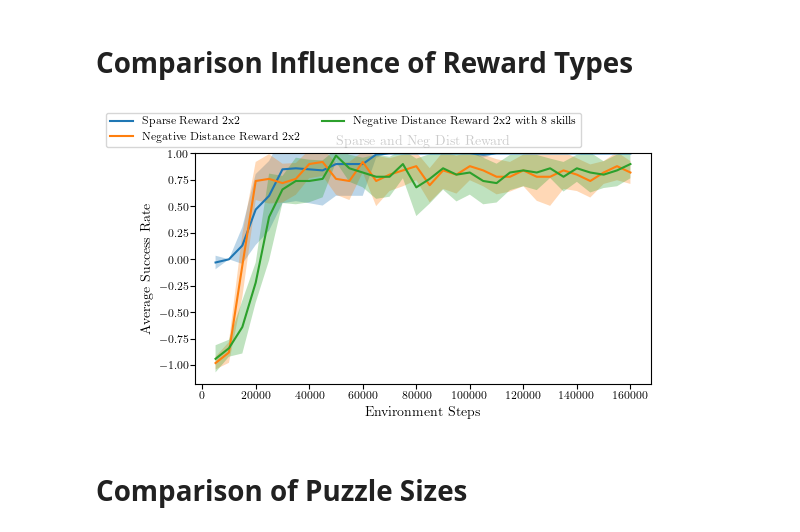
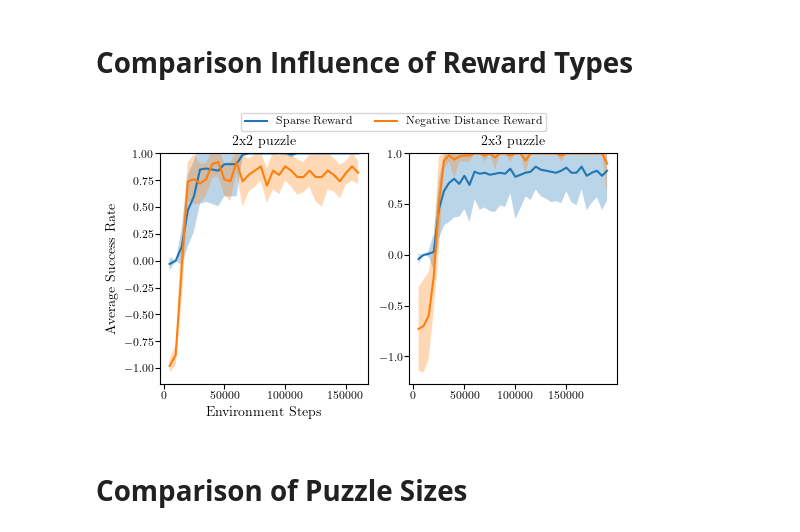
Before and after one commit to rosa-wolf/Multi-Phase-Skill-Learning-SlidingPuzzle, a Jupyter notebook: eval_data.ipynb, the cells around one changed output. Cells and saved outputs as stored; diff of their text form; code cells hidden in the pictures.

Commit message:
Runs for 2x3 puzzle

```diff
--- a/eval_data.ipynb
+++ b/eval_data.ipynb
@@ -129,37 +149,61 @@ returns_negdist_2x2_8skills, succ_negdist_2x2_8skills = gather_data(path_negdist
 mean_succ_sparse_2x2_2skills, std_succ_sparse_2x2_2skills = compute_mean_std(succ_sparse_2x2_2skills)
 mean_succ_negdist_2x2_2skills, std_succ_negdist_2x2_2skills = compute_mean_std(succ_negdist_2x2_2skills)
 mean_succ_negdist_2x2_8skills, std_succ_negdist_2x2_8skills = compute_mean_std(succ_negdist_2x2_8skills)
+# %%
+x2 = np.load(path_sparse_2x3_3skills[0], mmap_mode='r')["timesteps"]
+idx = np.where(x2 <= 190000)
+x2 = x2[idx]
+
+returns_sparse_2x3_3skills, succ_sparse_2x3_3skills = gather_data(path_sparse_2x3_3skills, x2, idx)
+returns_negdist_2x3_3skills, succ_negdist_2x3_3skills = gather_data(path_negdist_2x3_3skills, x2, idx)
+
+mean_succ_sparse_2x3_3skills, std_succ_sparse_2x3_3skills = compute_mean_std(succ_sparse_2x3_3skills)
+mean_succ_negdist_2x3_3skills, std_succ_negdist_2x3_3skills = compute_mean_std(succ_negdist_2x3_3skills)
 # %%
-fig, ax = plt.subplots(1, 1, figsize=(TEXTWIDTH +0.1, TEXTWIDTH * (5**.5 - 1.2) / 2))
+fig, ax = plt.subplots(1, 2, figsize=(TEXTWIDTH +0.1, TEXTWIDTH * (5**.5 - 1.2) / 2))
 
-ax.plot(x, mean_succ_sparse_2x2_2skills, label="Sparse Reward 2x2")
-ax.fill_between(x, mean_succ_sparse_2x2_2skills + std_succ_sparse_2x2_2skills, mean_succ_sparse_2x2_2skills - std_succ_sparse_2x2_2skills, alpha=0.3)
+# 2x2 puzzle
+# 2 skills
+ax[0].plot(x1, mean_succ_sparse_2x2_2skills, label="Sparse Reward")
+ax[0].fill_between(x1, mean_succ_sparse_2x2_2skills + std_succ_sparse_2x2_2skills, mean_succ_sparse_2x2_2skills - std_succ_sparse_2x2_2skills, alpha=0.3)
 
-ax.plot(x, mean_succ_negdist_2x2_2skills, label="Negative Distance Reward 2x2")
-ax.fill_between(x, mean_succ_negdist_2x2_2skills + std_succ_negdist_2x2_2skills, mean_succ_negdist_2x2_2skills - std_succ_negdist_2x2_2skills, alpha=0.3)
+ax[0].plot(x1, mean_succ_negdist_2x2_2skills, label="Negative Distance Reward")
+ax[0].fill_between(x1, mean_succ_negdist_2x2_2skills + std_succ_negdist_2x2_2skills, mean_succ_negdist_2x2_2skills - std_succ_negdist_2x2_2skills, alpha=0.3)
 
-ax.plot(x, mean_succ_negdist_2x2_8skills, label="Negative Distance Reward 2x2 with 8 skills")
-ax.fill_between(x, mean_succ_negdist_2x2_8skills + std_succ_negdist_2x2_8skills, mean_succ_negdist_2x2_8skills - std_succ_negdist_2x2_8skills, alpha=0.3)
+# 8 skills
+#ax[0].plot(x1, mean_succ_negdist_2x2_8skills, label="Negative Distance Reward 2x2 with 8 skills")
+#ax[0].fill_between(x1, mean_succ_negdist_2x2_8skills + std_succ_negdist_2x2_8skills, mean_succ_negdist_2x2_8skills - std_succ_negdist_2x2_8skills, alpha=0.3)
 
-ax.set_ylim(top=1.)
-ax.set_title("Sparse and Neg Dist Reward")
+# 2x3 puzzle
+ax[1].plot(x2, mean_succ_sparse_2x3_3skills, label="Sparse Reward")
+ax[1].fill_between(x2, mean_succ_sparse_2x3_3skills + std_succ_sparse_2x3_3skills, mean_succ_sparse_2x3_3skills - std_succ_sparse_2x3_3skills, alpha=0.3)
+
+ax[1].plot(x2, mean_succ_negdist_2x3_3skills, label="Negative Distance Reward")
+ax[1].fill_between(x2, mean_succ_negdist_2x3_3skills + std_succ_negdist_2x3_3skills, mean_succ_negdist_2x3_3skills - std_succ_negdist_2x3_3skills, alpha=0.3)
+
+
+
+ax[0].set_ylim(top=1.)
+ax[1].set_ylim(top=1.)
+ax[0].set_title("2x2 puzzle")
+ax[1].set_title("2x3 puzzle")
 
 #ax[0, 0].set_xticklabels([])
 
 #for i in range(2):
 #    for j in range(3):
 #        ax[i, j].locator_params(axis='y', nbins=3)
 
-ax.set_xlabel('Environment Steps')
-ax.set_ylabel('Average Success Rate')
-handles, labels = ax.get_legend_handles_labels()
+ax[0].set_xlabel('Environment Steps')
+ax[0].set_ylabel('Average Success Rate')
+handles, labels = ax[0].get_legend_handles_labels()
 fig.legend(handles, labels, ncol=2, bbox_to_anchor=(0.79,1.035))
 plt.savefig("Comparison-Reward_Shaping.pdf",
             bbox_inches='tight', dpi=plt.gcf().dpi)#,
             #dpi=1000)
 plt.show()
 # %% [output]
-[figure, old version]
+[figure, new version]
 # %% [markdown]
 # **Comparison of Puzzle Sizes**
 # %%
```
Also changed, not shown: parts of 4 cells of this notebook, 5 other files.
